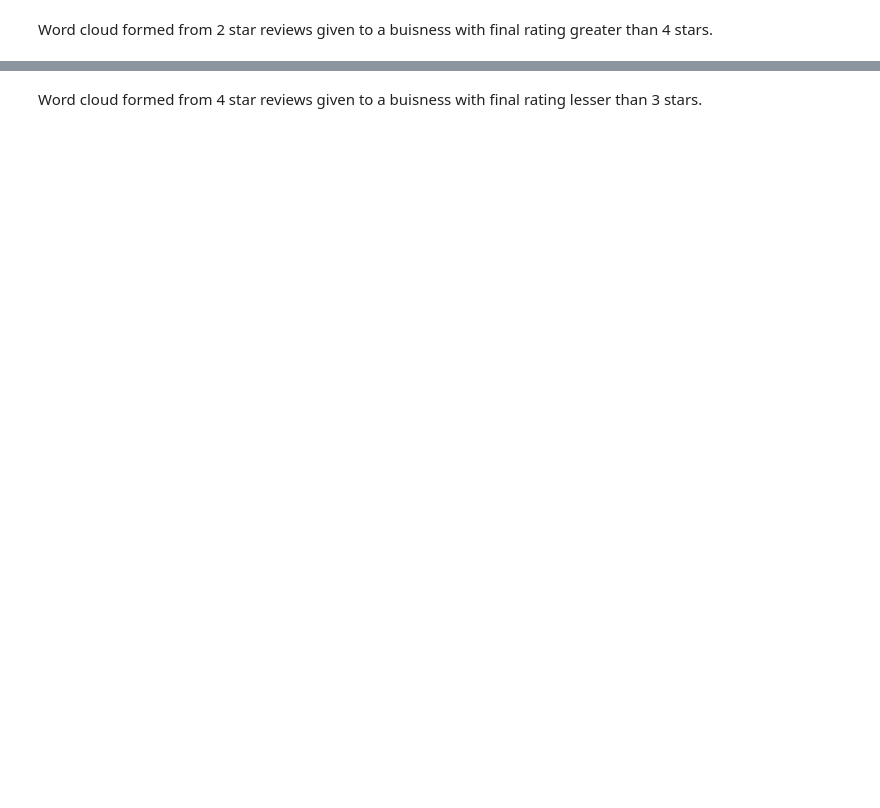
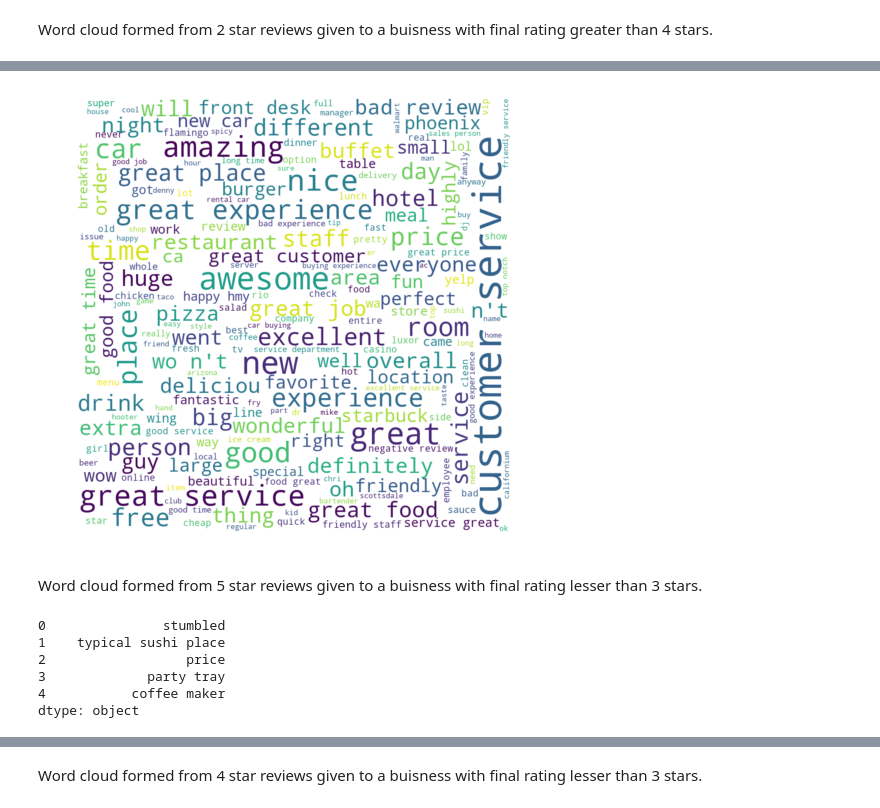
Before and after one commit to ibanesh/CapstoneProjectProposal, a Jupyter notebook: ProjectEDA.ipynb, the cells around one changed output, grey strips where cells are left out. Cells and saved outputs as stored; diff of their text form; code cells hidden in the pictures; blank space fills up the shorter version.

```diff
--- a/ProjectEDA.ipynb
+++ b/ProjectEDA.ipynb
@@ -413,0 +502,4 @@ plt.show()
+# %%
+nnp = extract_noun_phrases(df_5strRev_1strBus)
+nnp = pd.Series(nnp)
+nnp.head()
@@ -413,0 +533,20 @@ plt.show()
+# %%
+nnp_index = nnp.value_counts()[nnp.value_counts() >= 1000].index
+stopwords = list(nnp_index.values)
+text = ' '.join([t for t in nnp if not any(s in t for s in stopwords)])
+wcloud(text)
+# %% [output]
+[figure, added]
+# %% [markdown]
+Word cloud formed from 5 star reviews given to a buisness with final rating lesser than 3 stars.
+# %%
+nnp = extract_noun_phrases(df_4strRev_1strBus)
+nnp = pd.Series(nnp)
+nnp.head()
+# %% [output]
+0               stumbled
+1    typical sushi place
+2                  price
+3             party tray
+4           coffee maker
+dtype: object
```
Also changed, not shown: parts of 41 cells of this notebook.
